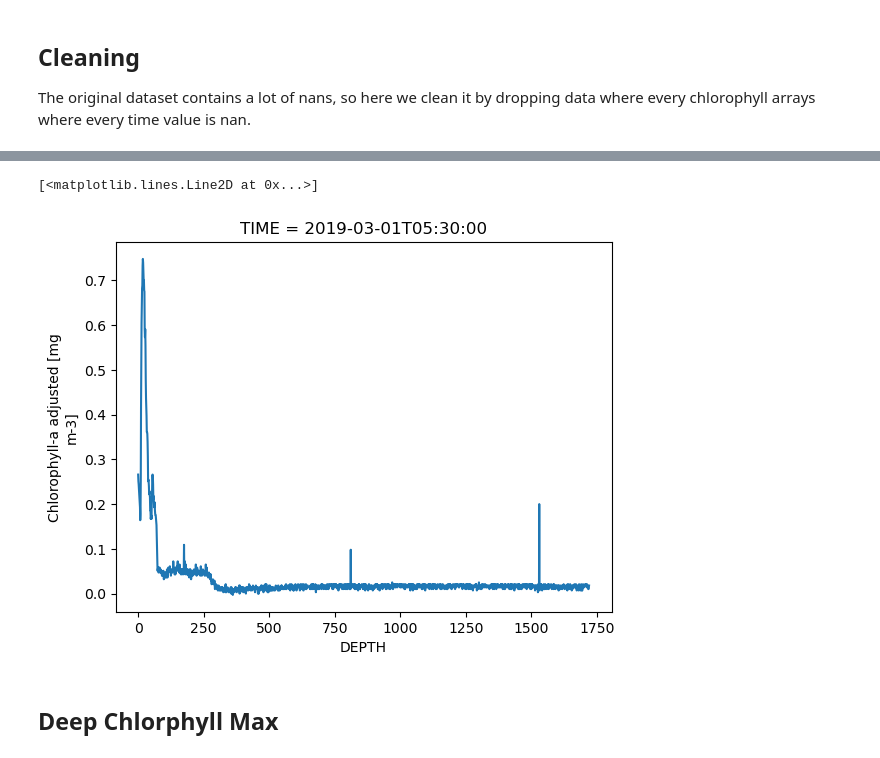
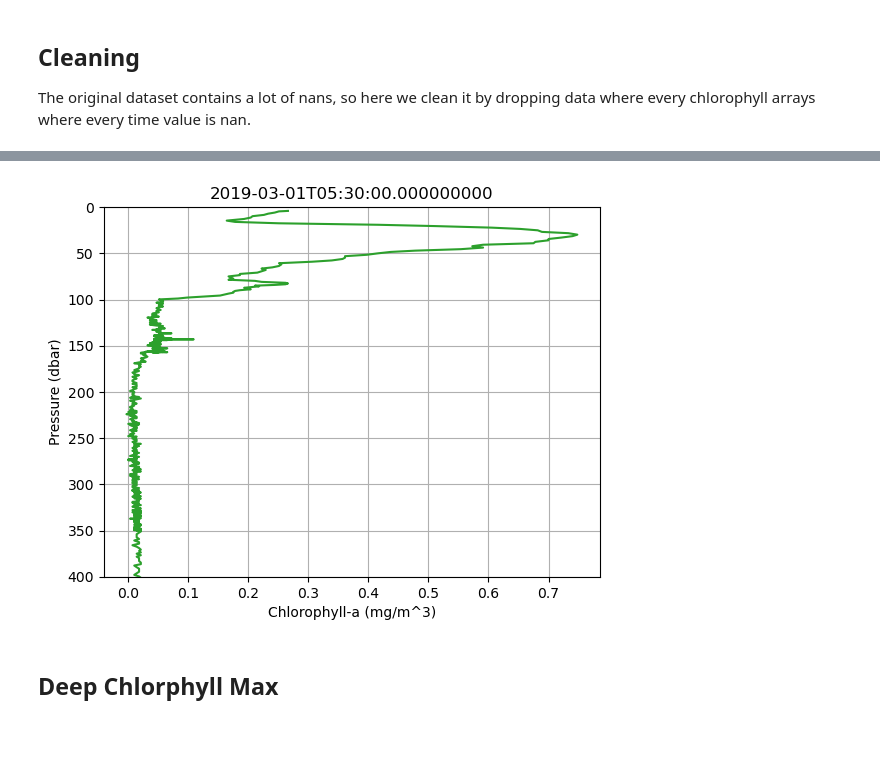
Before and after one commit to ychnli/Stanford-SEA, a Jupyter notebook: bgc_argo_data.ipynb, the cells around one changed output, grey strips where cells are left out. Drawn from its saved outputs; the diff is of its cells as text; code cells hidden in the pictures.

```diff
--- a/bgc_argo_data.ipynb
+++ b/bgc_argo_data.ipynb
@@ -59,11 +59,20 @@ Data variables: (12/46)
     date_update:                    2024-04-19T06:49:52Z
     history:                        2024-04-19T06:49:52Z : Creation
     data_mode:                      M
-# %%
-ds_clean.CPHL_ADJUSTED[0].plot()
-# %% [output]
-[<matplotlib.lines.Line2D at 0x...>]
-[figure, removed]
+# %%
+chla_sample = ds_clean.CPHL_ADJUSTED[0]
+pressure_sample = ds_clean.PRES[0]
+
+plt.plot(chla_sample, pressure_sample, color='tab:green')
+plt.gca().invert_yaxis()
+plt.ylabel('Pressure (dbar)')
+plt.xlabel('Chlorophyll-a (mg/m^3)')
+plt.ylim(400,0)
+plt.title(ds_clean.TIME[0].values)
+plt.grid()
+plt.savefig('figures/chlorophyll_profile.png', dpi=300, bbox_inches='tight')
+# %% [output]
+[figure, added]
 # %% [markdown]
 ## Deep Chlorphyll Max
 # %%
```
Also changed, not shown: parts of 8 cells of this notebook, 3 other files.
